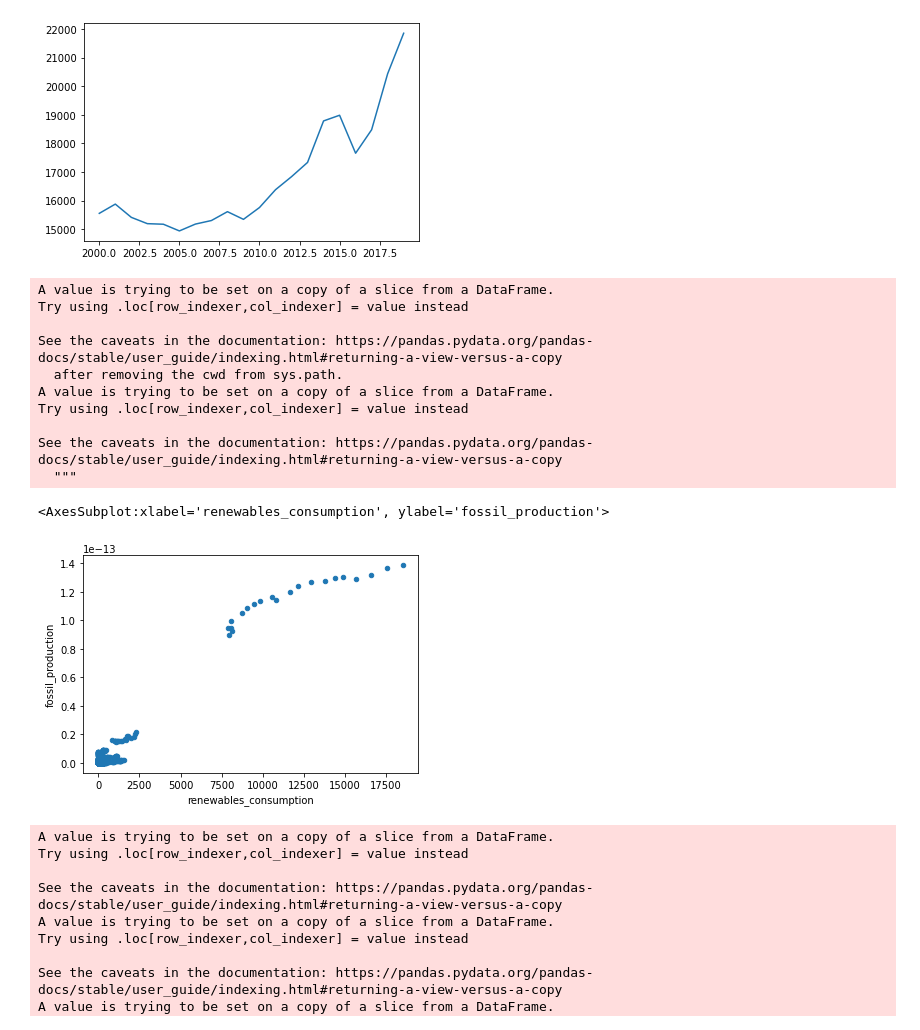
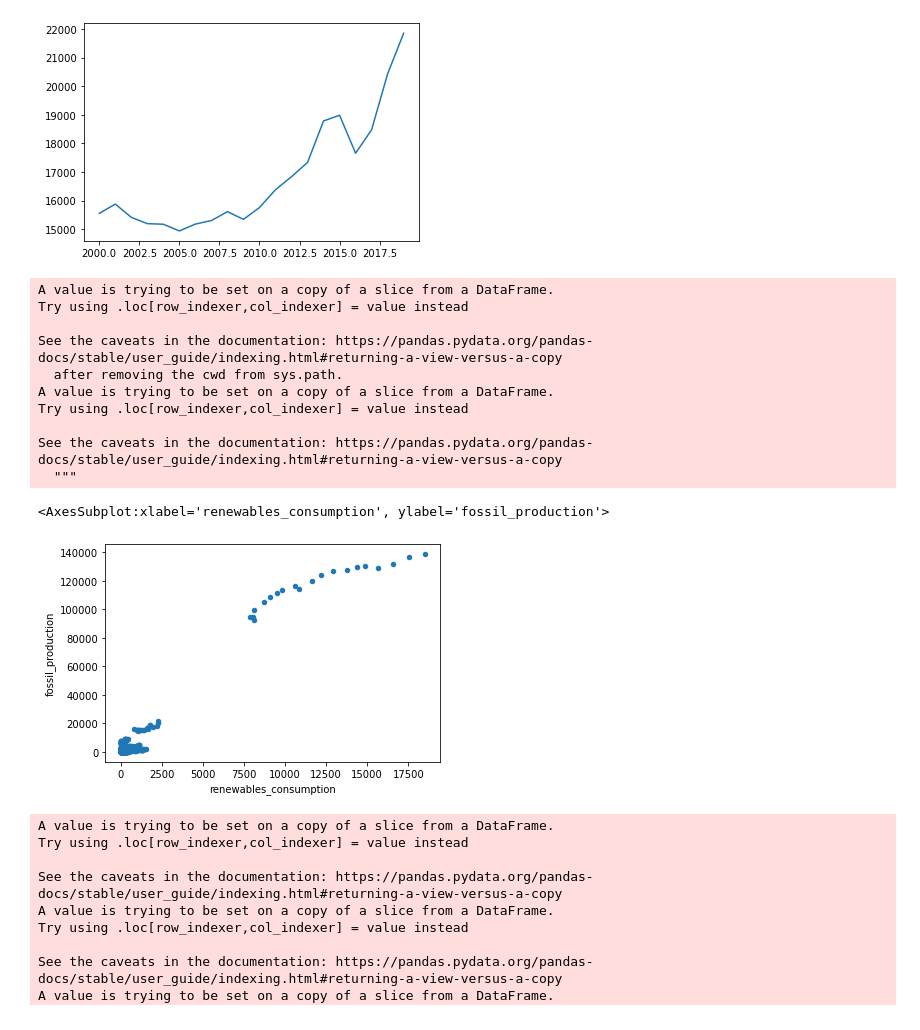
Before and after one commit to Adam-Omarali/BDC-Energy, a Jupyter notebook: InvestmentGHG.ipynb, the cells around one changed output. Drawn from its saved outputs; the diff is of its cells as text; code cells hidden in the pictures.

```diff
--- a/InvestmentGHG.ipynb
+++ b/InvestmentGHG.ipynb
@@ -519,23 +519,23 @@ dtype: float64
 # %%
 #all data
 energy = "renewables"
 temp = append_owid[[f"{energy}_consumption"]]
-temp["fossil_production"] = append_owid["fossil_production"] / 1e9
-temp["fossil_consumption"] = append_owid["fossil_fuel_consumption"] / 1e9
+temp["fossil_production"] = append_owid["fossil_production"]
+temp["fossil_consumption"] = append_owid["fossil_fuel_consumption"]
 temp.plot(kind="scatter", x=f"{energy}_consumption", y="fossil_production")
 # %% [output]
 A value is trying to be set on a copy of a slice from a DataFrame.
 Try using .loc[row_indexer,col_indexer] = value instead
 
 See the caveats in the documentation: https://pandas.pydata.org/pandas-docs/stable/user_guide/indexing.html#returning-a-view-versus-a-copy
   after removing the cwd from sys.path.
 A value is trying to be set on a copy of a slice from a DataFrame.
 Try using .loc[row_indexer,col_indexer] = value instead
 
 See the caveats in the documentation: https://pandas.pydata.org/pandas-docs/stable/user_guide/indexing.html#returning-a-view-versus-a-copy
   """
 <AxesSubplot:xlabel='renewables_consumption', ylabel='fossil_production'>
-[figure, old version]
+[figure, new version]
 # %%
 # graphFossilP_vs_cleanC("Canada")
 # graphFossilP_vs_cleanC("United States")
```
Also changed, not shown: parts of 2 cells of this notebook.
